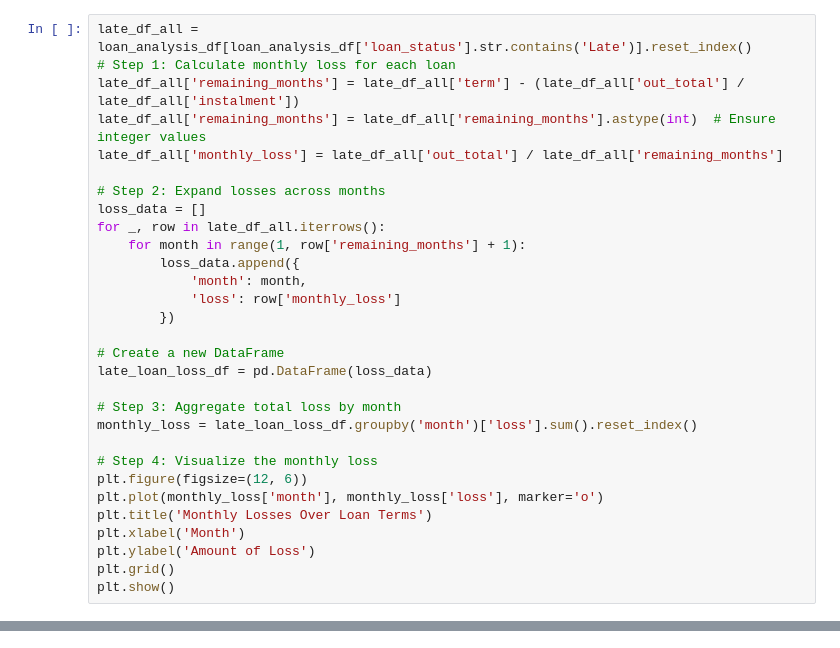
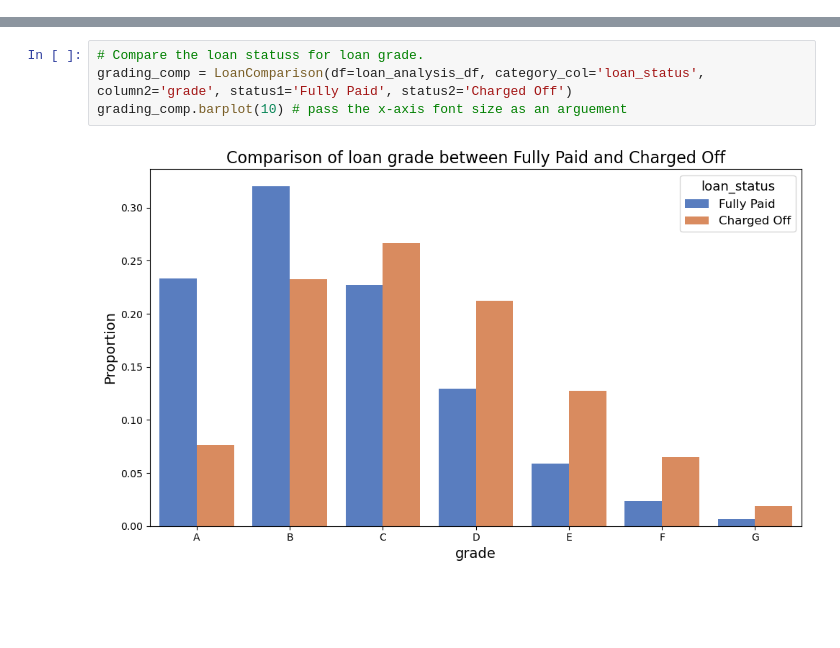
Before and after one commit to gilesncwilliams/exploratory-data-analysis---customer-loans-in-finance734, a Jupyter notebook: analysis_visualisation_loan_payments.ipynb, the cells around one changed output, grey strips where cells are left out. Drawn from its saved outputs; the diff is of its cells as text; blank space fills up the shorter version.

```diff
--- a/analysis_visualisation_loan_payments.ipynb
+++ b/analysis_visualisation_loan_payments.ipynb
@@ -224,30 +0,0 @@ What is the projected loss of these loans if the customer were to finish the ful
-# %%
-late_df_all = loan_analysis_df[loan_analysis_df['loan_status'].str.contains('Late')].reset_index()
-# Step 1: Calculate monthly loss for each loan
-late_df_all['remaining_months'] = late_df_all['term'] - (late_df_all['out_total'] / late_df_all['instalment'])
-late_df_all['remaining_months'] = late_df_all['remaining_months'].astype(int)  # Ensure integer values
-late_df_all['monthly_loss'] = late_df_all['out_total'] / late_df_all['remaining_months']
-
-# Step 2: Expand losses across months
-loss_data = []
-for _, row in late_df_all.iterrows():
-    for month in range(1, row['remaining_months'] + 1):
-        loss_data.append({
-            'month': month,
-            'loss': row['monthly_loss']
-        })
-
-# Create a new DataFrame
-late_loan_loss_df = pd.DataFrame(loss_data)
-
-# Step 3: Aggregate total loss by month
-monthly_loss = late_loan_loss_df.groupby('month')['loss'].sum().reset_index()
-
-# Step 4: Visualize the monthly loss
-plt.figure(figsize=(12, 6))
-plt.plot(monthly_loss['month'], monthly_loss['loss'], marker='o')
-plt.title('Monthly Losses Over Loan Terms')
-plt.xlabel('Month')
-plt.ylabel('Amount of Loss')
-plt.grid()
-plt.show()
@@ -524,0 +491,6 @@ loan_mean_comp.plot()
+# %%
+# Compare the loan statuss for loan grade.
+grading_comp = LoanComparison(df=loan_analysis_df, category_col='loan_status', column2='grade', status1='Fully Paid', status2='Charged Off')
+grading_comp.barplot(10) # pass the x-axis font size as an arguement
+# %% [output]
+[figure, added]
```
Also changed, not shown: parts of 85 cells of this notebook, 8 other files.
